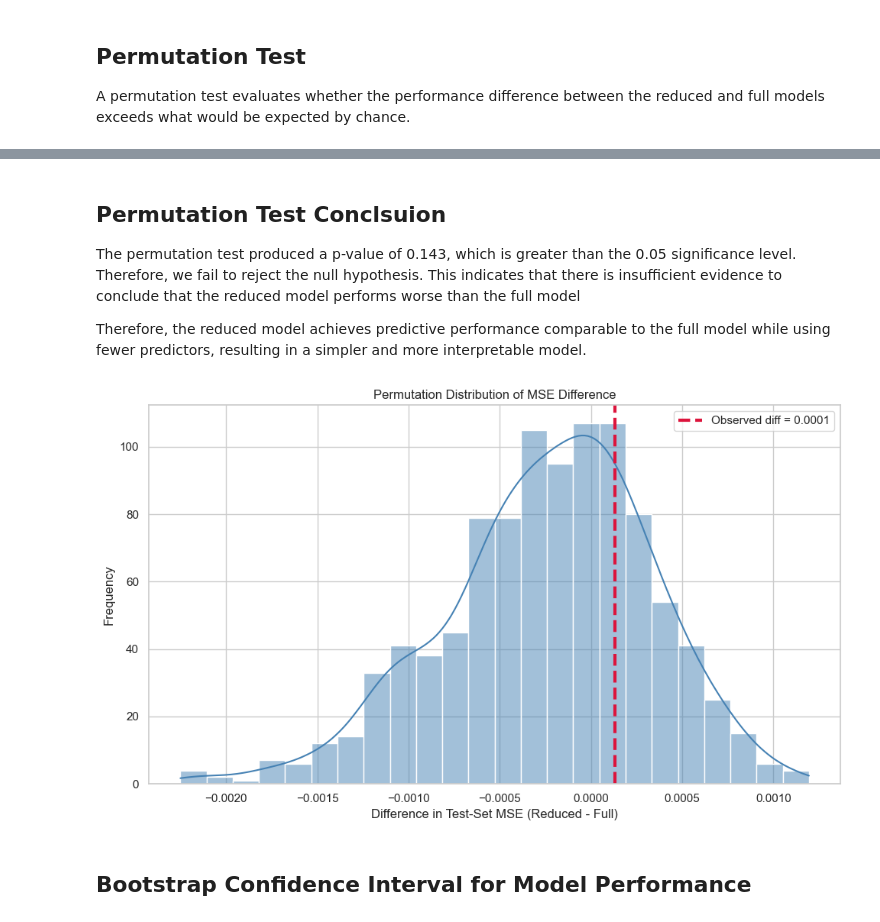
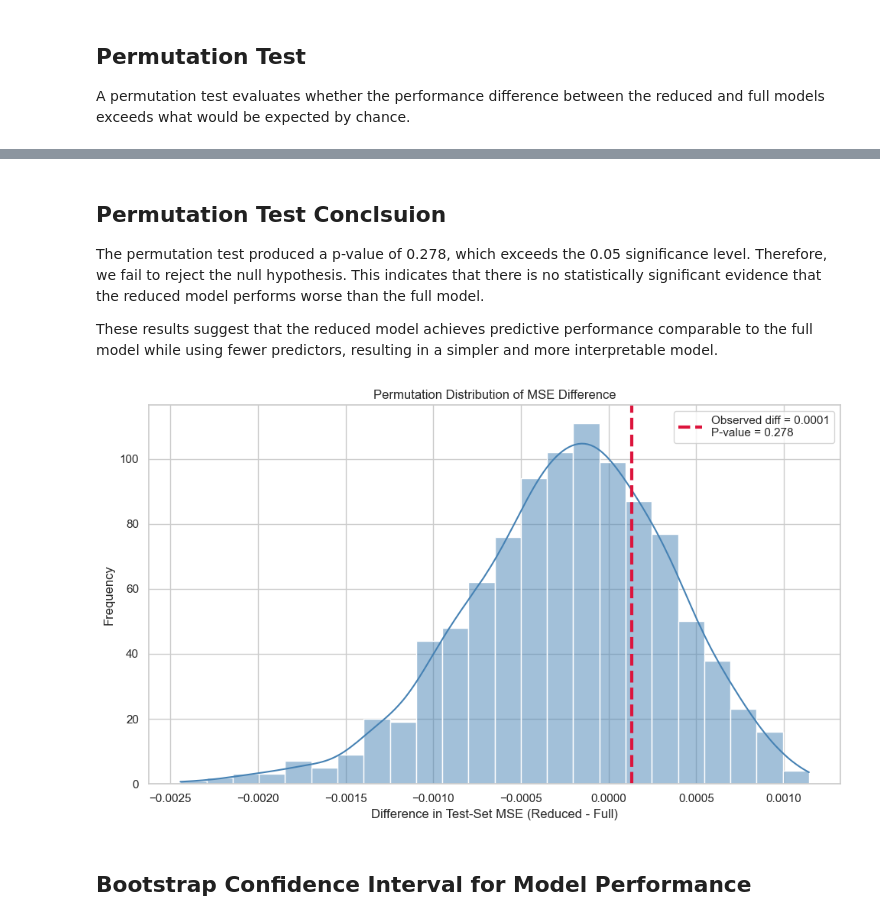
Before and after one commit to Olivia-Nalwoga/UST-631-high-dimensional-variable-selection, a Jupyter notebook: analysis.ipynb, the cells around one changed output, grey strips where cells are left out. Drawn from its saved outputs; the diff is of its cells as text; code cells hidden in the pictures.

```diff
--- a/analysis.ipynb
+++ b/analysis.ipynb
@@ -308,21 +335,21 @@ P-value : 0.264
 # %% [markdown]
 ## Permutation Test Conclsuion
 
-The permutation test produced a p-value of 0.143, which is greater than the 0.05 significance level. Therefore, we fail to reject the null hypothesis. This indicates that there is insufficient evidence to conclude that the reduced model performs worse than the full model
+The permutation test produced a p-value of 0.278, which exceeds the 0.05 significance level. Therefore, we fail to reject the null hypothesis. This indicates that there is no statistically significant evidence that the reduced model performs worse than the full model.
 
-Therefore, the reduced model achieves predictive performance comparable to the full model while using fewer predictors, resulting in a simpler and more interpretable model.
+These results suggest that the reduced model achieves predictive performance comparable to the full model while using fewer predictors, resulting in a simpler and more interpretable model.
 # %%
 plt.figure(figsize=(10, 6))
 sns.histplot(perm_diffs,kde=True,color="steelblue",edgecolor="white")
-plt.axvline(observed_difference,color="crimson",linestyle="--",linewidth=3,label=f"Observed diff = {observed_difference:.4f}")
+plt.axvline(observed_difference,color="crimson",linestyle="--",linewidth=3,label=f"Observed diff = {observed_difference:.4f}\nP-value = 0.278")
 plt.xlabel("Difference in Test-Set MSE (Reduced - Full)")
 plt.ylabel("Frequency")
 plt.title("Permutation Distribution of MSE Difference")
 plt.legend()
 plt.tight_layout()
 plt.show()
 # %% [output]
-[figure, old version]
+[figure, new version]
 # %% [markdown]
 ## Bootstrap Confidence Interval for Model Performance
 # %%
```
Also changed, not shown: parts of 12 cells of this notebook.
